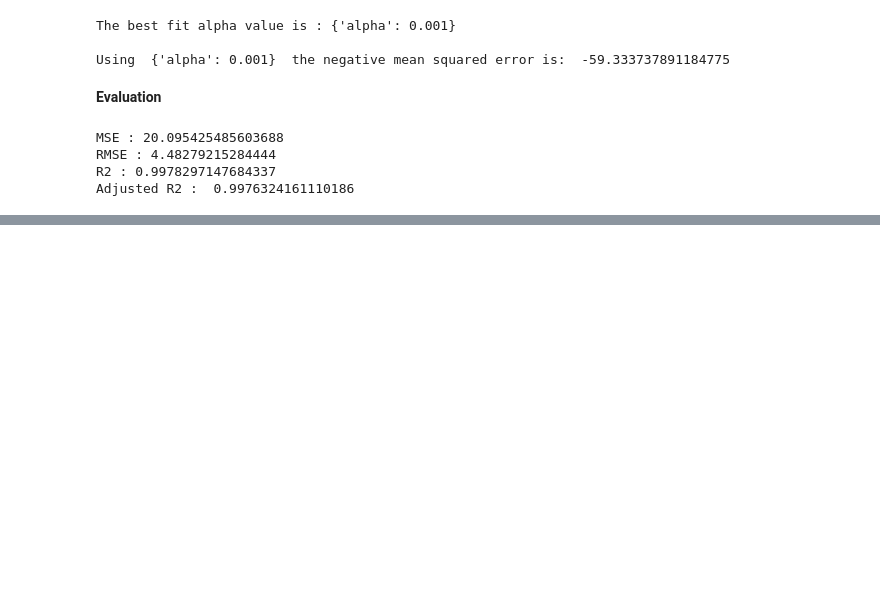
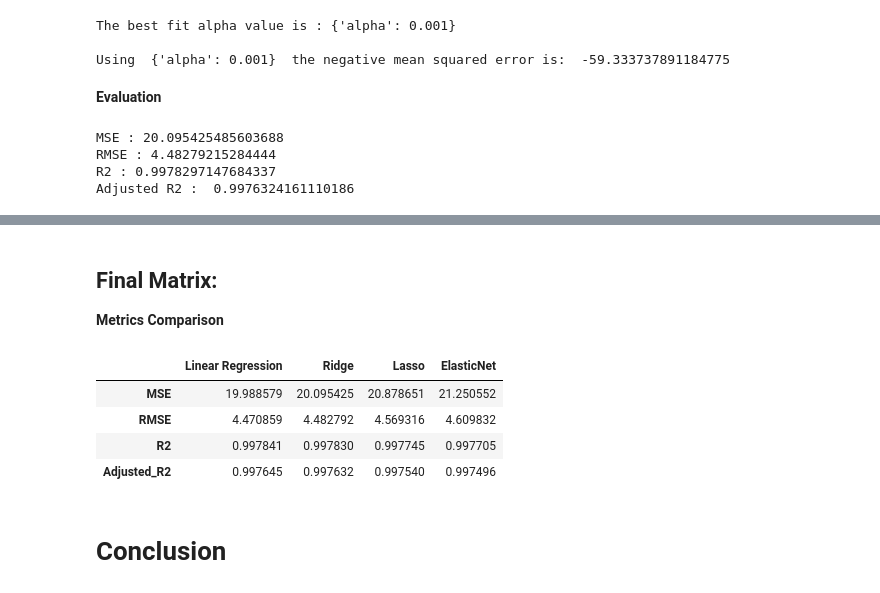
Before and after one commit to Rahman88talha/Capstone_Project_Stock_Closing_Price_Prediction, a Jupyter notebook: Stock_Closing_Price_Prediction.ipynb, the cells around one changed output, grey strips where cells are left out. Drawn from its saved outputs; the diff is of its cells as text; code cells hidden in the pictures; blank space fills up the shorter version.

```diff
--- a/Stock_Closing_Price_Prediction.ipynb
+++ b/Stock_Closing_Price_Prediction.ipynb
@@ -465,0 +620,32 @@ i=i+1
+# %% [markdown]
+## **Final Matrix:**
+
+**Metrics Comparison**
+# %%
+#Comparison between algorithms
+accuracy_list = ['MSE','RMSE',"R2","Adjusted_R2"]
+reg_models = [reg,ridge,lasso,elasticnet]
+
+def error_matrix(Y):
+  MSE = mean_squared_error(y_test,Y)
+  RMSE = np.sqrt(MSE)
+  r_2 = r2_score(y_test,Y)
+  adj_r2 = 1-(1-r2_score(y_test,Y))*(x_test.shape[0]-1)/((x_test.shape[0]-x_test.shape[1]-1))
+
+  return MSE,RMSE,r_2,adj_r2
+
+
+accuracy_df = pd.DataFrame(index = accuracy_list)
+accuracy_df['Linear Regression'] = error_matrix(y_pred)
+accuracy_df['Ridge'] = error_matrix(y_pred_ridge)
+accuracy_df['Lasso'] = error_matrix(y_pred_lasso)
+accuracy_df['ElasticNet'] = error_matrix(y_pred_elas)
+accuracy_df
+# %% [output]
+|  | Linear Regression | Ridge | Lasso | ElasticNet |
+| MSE | 19.988579 | 20.095425 | 20.878651 | 21.250552 |
+| RMSE | 4.470859 | 4.482792 | 4.569316 | 4.609832 |
+| R2 | 0.997841 | 0.997830 | 0.997745 | 0.997705 |
+| Adjusted_R2 | 0.997645 | 0.997632 | 0.997540 | 0.997496 |
+# %% [markdown]
+# Conclusion
```
Also changed, not shown: parts of 26 cells of this notebook.
